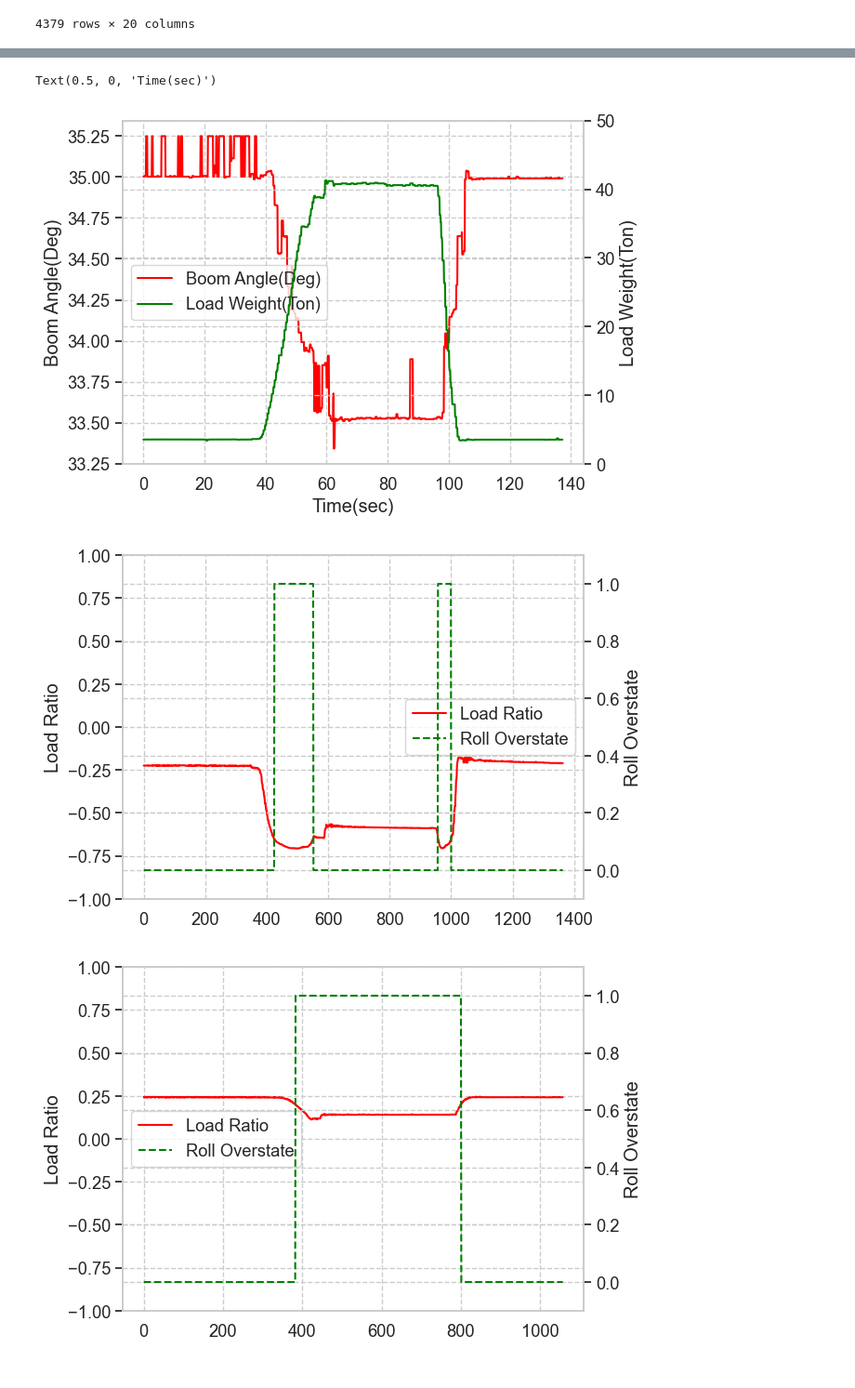
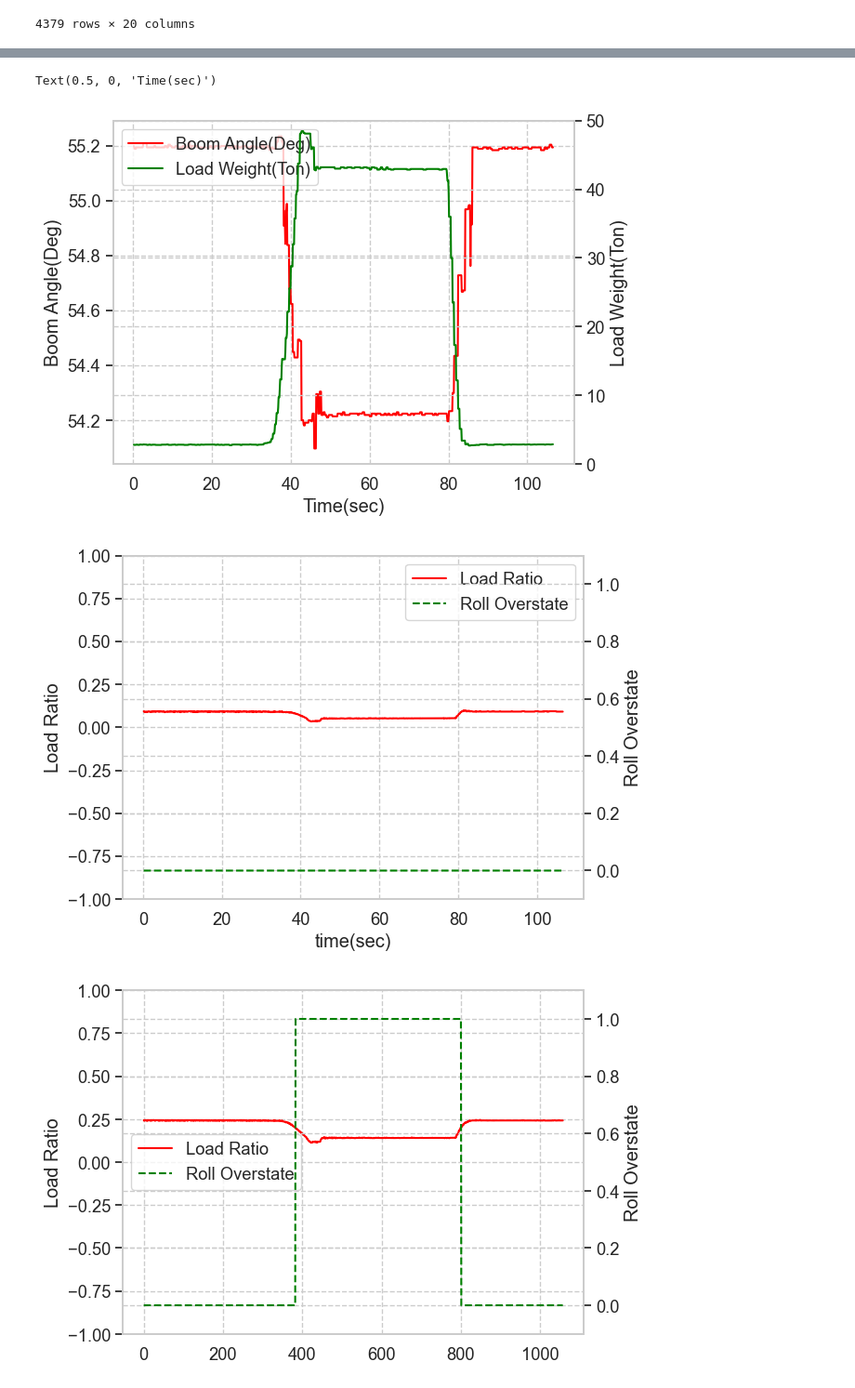
Before and after one commit to jinbeomjeong/estimate_crawler_crane_ground_pressure, a Jupyter notebook: analysis_rollover_detection_onnx_model.ipynb, the cells around one changed output, grey strips where cells are left out. Shown at 93% size. Drawn from its saved outputs; the diff is of its cells as text; code cells hidden in the pictures.

```diff
--- a/analysis_rollover_detection_onnx_model.ipynb
+++ b/analysis_rollover_detection_onnx_model.ipynb
@@ -11,0 +91,15 @@ from tqdm.notebook import tqdm
+# %%
+sns.set_theme(font_scale=1.2)
+sns.set_style('whitegrid', {'grid.linestyle': '--'})
+
+color_name_list = ['red', 'green', 'blue']
+load_cell_name_list = ['load_cell_right_1', 'load_cell_right_2', 'load_cell_right_3']
+legend_name_list = ['Right 1', 'Right 2', 'Right 3']
+
+for load_cell_name, color_name, legend_name in zip(load_cell_name_list, color_name_list, legend_name_list):
+    sns.lineplot(data=data_sorted, x='time(sec)', y=load_cell_name, color=color_name, label=legend_name)
+
+plt.xlabel('Time(sec)')
+
+#plt.ylim(0, 40)
+plt.ylabel('Load(Ton)')
@@ -302,9 +453,24 @@ print(f1_score(target, pred_binary))
 # %%
-#file_name = 'data20251222-152557_swing_90_boom_55_2.csv'
-file_name = file_name_list[9]
+# file_name_list = ['data20251222-133102_swing_0_boom_55_1.csv',
+#                   'data20251222-133551_swing_0_boom_55_2.csv',
+#                   'data20251222-133904_swing_0_boom_55_3.csv',
+#                   'data20251222-134228_swing_0_boom_55_4.csv',
+#                   'data20251222-135532_swing_0_boom_45_1.csv',
+#                   'data20251222-135826_swing_0_boom_45_2.csv',
+#                   'data20251222-140154_swing_0_boom_45_3.csv',
+#                   'data20251222-140457_swing_0_boom_45_4.csv',
+#                   'data20251222-141357_swing_0_boom_35_1.csv',
+#                   'data20251222-141645_swing_0_boom_35_2.csv',
+#                   'data20251222-141951_swing_0_boom_35_3.csv',
+#                   'data20251222-142245_swing_0_boom_35_4.csv',
+#                   'data20251223-143719_swing_0_boom_35_5.csv',
+#                   'data20251223-144010_swing_0_boom_35_6.csv']
+# file_name = file_name_list[-1]
+
+file_name = 'data20251222-152557_swing_90_boom_55_2.csv'
 path = os.path.join('data/on-road_test_15meter', file_name)
 data = pd.read_csv(path)
-data['ref_swing_angle(deg)'] = 0
+data['ref_swing_angle(deg)'] = 90
 
 data_sorted = data.copy()
 data_sorted = data_sorted[data_sorted['boom_angle(deg)'] > 1]
@@ -339,7 +505,7 @@ sns.lineplot(data=data_sorted, x='time(sec)', y='load_weight(ton)', color='green
 lines_1, labels_1 = ax1.get_legend_handles_labels()
 lines_2, labels_2 = ax2.get_legend_handles_labels()
 
-ax1.legend(lines_1 + lines_2, [labels_1[0], labels_2[0]], loc='center left')
+ax1.legend(lines_1 + lines_2, [labels_1[0], labels_2[0]], loc='upper left')
 ax2.get_legend().remove() if ax2.get_legend() else None
 
 ax1.set_ylabel(labels_1[0])
@@ -351,7 +517,7 @@ ax2.set_ylim(0, 50)
 ax1.set_xlabel('Time(sec)')
 # %% [output]
 Text(0.5, 0, 'Time(sec)')
-[figure, old version]
+[figure, new version]
 # %%
 load_cell_name_list = ['load_cell_left_1', 'load_cell_left_2', 'load_cell_left_3',
                        'load_cell_right_1', 'load_cell_right_2', 'load_cell_right_3']
@@ -362,37 +528,37 @@ sns.set_style('whitegrid', {'grid.linestyle': '--'})
 
 left_sum = data_sorted[load_cell_name_list[0]] + data_sorted[load_cell_name_list[2]]
 left_1 = data_sorted[load_cell_name_list[0]]/left_sum
 left_2 = data_sorted[load_cell_name_list[2]]/left_sum
 left = left_1-left_2
 
 right_sum = data_sorted[load_cell_name_list[3]] + data_sorted[load_cell_name_list[5]]
 right_1 = data_sorted[load_cell_name_list[3]]/right_sum
 right_2 = data_sorted[load_cell_name_list[5]]/right_sum
 right = right_1 - right_2
 
 load_ratio = left*right
 roll_over_state = (load_ratio < -0.65)*1
 
 fig, ax1 = plt.subplots()
 ax2 = ax1.twinx()
 
-sns.lineplot(load_ratio, color='red', label='Load Ratio', ax=ax1)
-sns.lineplot(roll_over_state, color='green', linestyle='--', label='Roll Overstate', ax=ax2)
+sns.lineplot(x=data_sorted['time(sec)'], y=load_ratio, color='red', label='Load Ratio', ax=ax1)
+sns.lineplot(x=data_sorted['time(sec)'], y=roll_over_state, color='green', linestyle='--', label='Roll Overstate', ax=ax2)
 
 ax1.set_ylim(-1, 1)
 ax1.set_ylabel('Load Ratio')
 ax2.set_ylim(-0.1, 1.1)
 ax2.set_ylabel('Roll Overstate')
 
 lines_1, labels_1 = ax1.get_legend_handles_labels()
 lines_2, labels_2 = ax2.get_legend_handles_labels()
 
-ax1.legend(lines_1 + lines_2, [labels_1[0], labels_2[0]], loc='center right')
+ax1.legend(lines_1 + lines_2, [labels_1[0], labels_2[0]], loc='upper right')
 ax2.get_legend().remove() if ax2.get_legend() else None
 
 data_sorted['roll_over_state'] = roll_over_state
 # %% [output]
-[figure, old version]
+[figure, new version]
 # %%
 load_cell_name_list = ['load_cell_left_1', 'load_cell_left_2', 'load_cell_left_3',
                        'load_cell_right_1', 'load_cell_right_2', 'load_cell_right_3']
```
Also changed, not shown: parts of 27 cells of this notebook, 1 other file.
